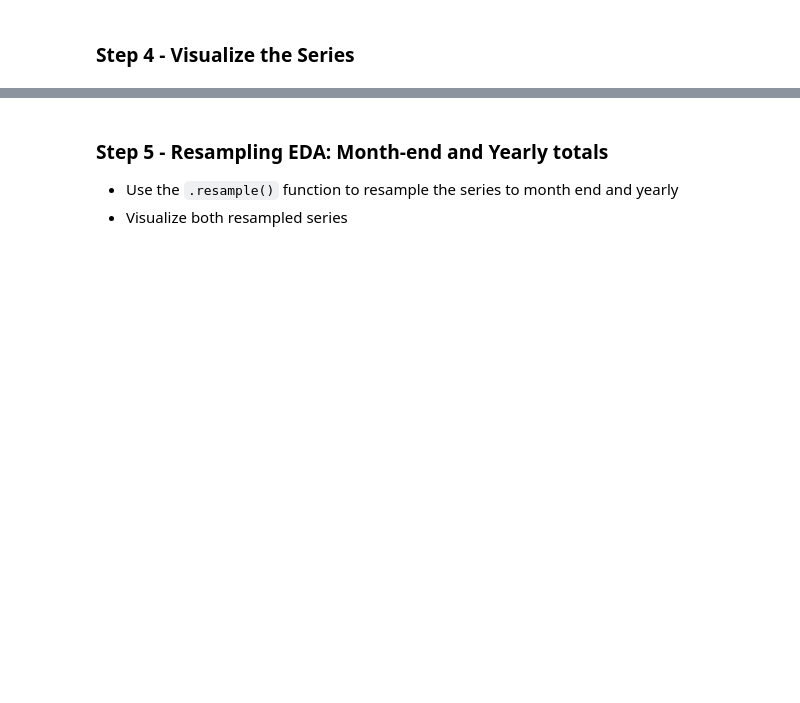
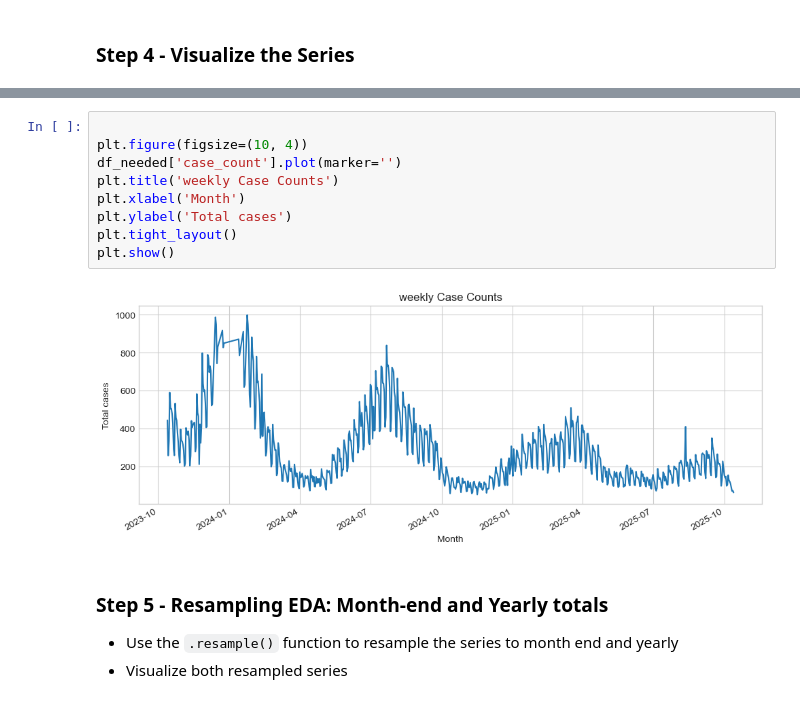
Before and after one commit to brehima5/DA2025_Lectures, a Jupyter notebook: Mod6/CodeAssignments/Mod618_CodeAssignment_STUDENT.ipynb, the cells around one changed output, grey strips where cells are left out. Saved outputs shown, nothing was run; the diff lists cells and outputs as text; blank space fills up the shorter version.

```diff
--- a/Mod6/CodeAssignments/Mod618_CodeAssignment_STUDENT.ipynb
+++ b/Mod6/CodeAssignments/Mod618_CodeAssignment_STUDENT.ipynb
@@ -100,3 +97,14 @@ df_needed['death_count'] = pd.to_numeric(df_needed['death_count'])
+# %%
+
+plt.figure(figsize=(10, 4))
+df_needed['case_count'].plot(marker='')
+plt.title('weekly Case Counts')
+plt.xlabel('Month')
+plt.ylabel('Total cases')
+plt.tight_layout()
+plt.show()
+# %% [output]
+[figure, added]
 # %% [markdown]
 ### Step 5 - Resampling EDA:  Month-end and Yearly totals
 
```
Also changed, not shown: parts of 7 cells of this notebook.
